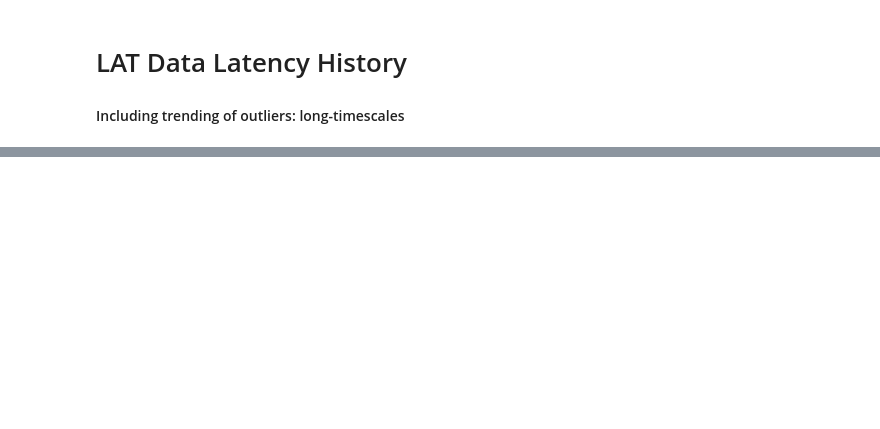
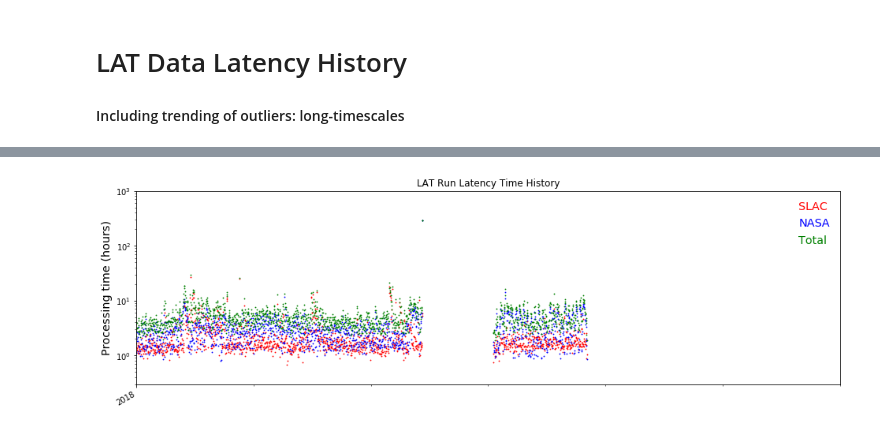
Before and after one commit to rac101/LATmetrics, a Jupyter notebook: latency-history.ipynb, the cells around one changed output, grey strips where cells are left out. Cells and saved outputs as stored; diff of their text form; code cells hidden in the pictures; blank space fills up the shorter version.

```diff
--- a/latency-history.ipynb
+++ b/latency-history.ipynb
@@ -58,22 +130,22 @@ def color_legend_texts(leg):
     for line, txt in zip(leg.get_lines(), leg.get_texts()):
         txt.set_color(line.get_color())
 
-fig = plt.figure(figsize = [11, 4])
+fig = plt.figure(figsize = [16,5])
 ax = fig.add_subplot(111)
-ax.set_xlim(2017,2019)
+ax.set_xlim(2018,2018.5)
 ax.set_ylim(.3,1000)
 ax.xaxis.set_major_locator(majorLocator)
 ax.xaxis.set_minor_locator(minorLocator)
-ax.plot(y, slact, ',',color='r',label='SLAC')
-ax.plot(y, nasat, ',', color='b',label='NASA')
-ax.plot(y, tott, ',',color='g',label='Total')
+ax.plot(fy, slact, '.',color='r',label='SLAC',markersize=1.6)
+ax.plot(fy, nasat, '.', color='b',label='NASA',markersize=1.6)
+ax.plot(fy, tott, '.',color='g',label='Total',markersize=1.6)
 #ax.minorticks_on()
 #plt.xlabel("Year",fontsize='medium')
-plt.ylabel("Processing time (hours)",fontsize='medium')
+plt.ylabel("Processing time (hours)",fontsize='x-large')
 plt.title("LAT Run Latency Time History")
 plt.yscale('log')
 plt.gcf().autofmt_xdate()
-legend = ax.legend(loc='upper right', fontsize='medium', markerscale = 0,frameon = 0)
+legend = ax.legend(loc='upper right', fontsize='x-large', markerscale = 0,frameon = 0)
 color_legend_texts(legend)
 
 plt.show()
@@ -82,0 +153 @@ plt.show()
+[figure, added]
```
Also changed, not shown: parts of 12 cells of this notebook, 2 other files.
